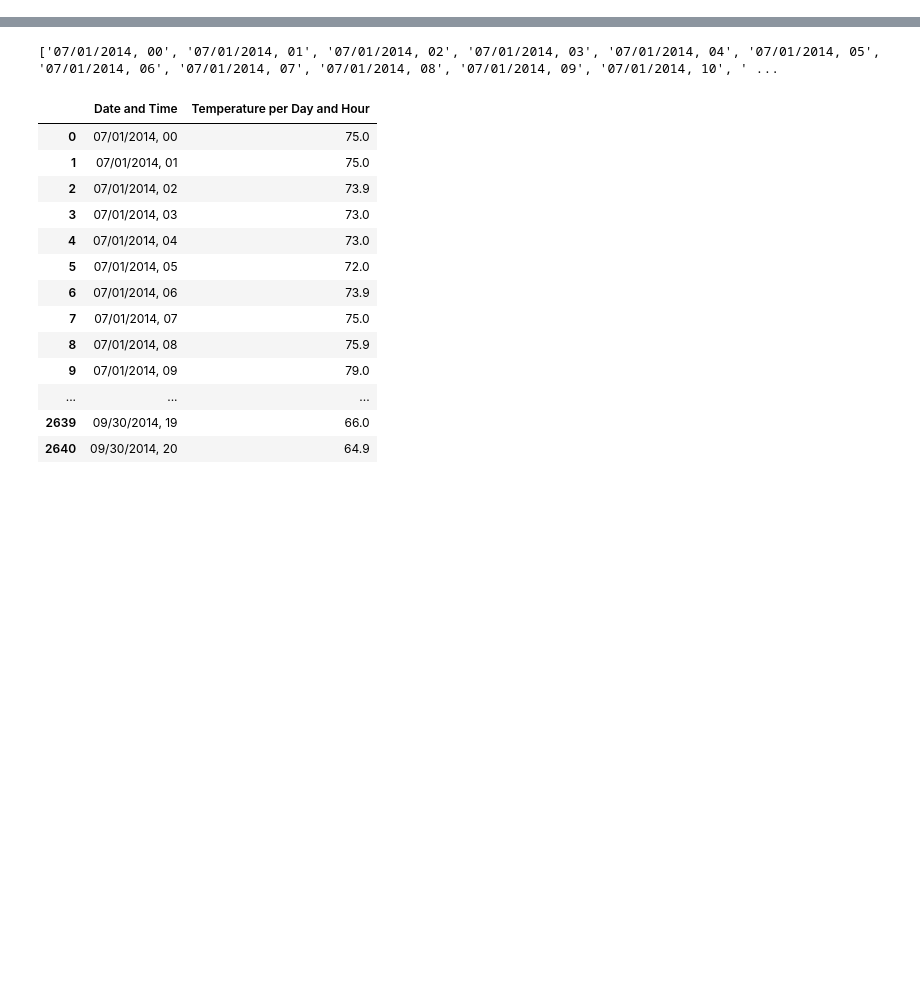
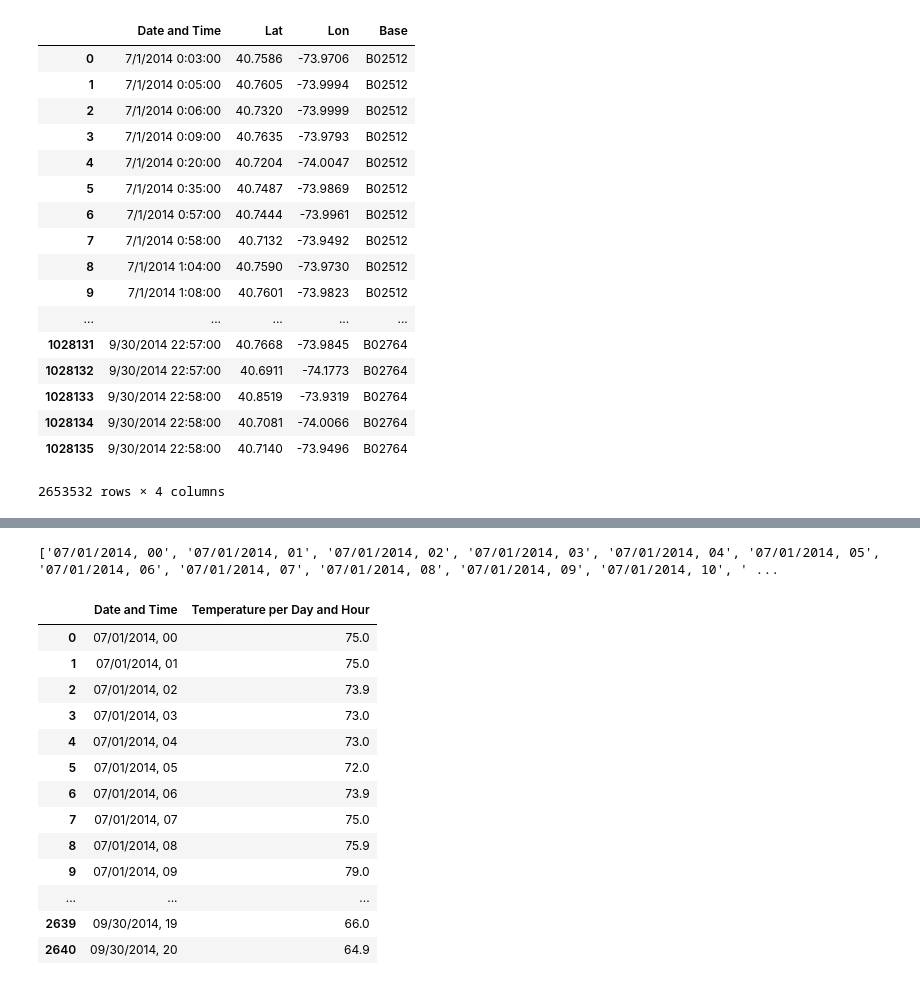
Before and after one commit to blair5431/Project1, a Jupyter notebook: wunderweather+api.ipynb, the cells around one changed output, grey strips where cells are left out. Drawn from its saved outputs; the diff is of its cells as text; code cells hidden in the pictures; blank space fills up the shorter version.

```diff
--- a/wunderweather+api.ipynb
+++ b/wunderweather+api.ipynb
@@ -0,0 +30,17 @@
+# %%
+#import data
+
+
+
+uber_july_raw = "uber-raw-data-jul14.csv"
+
+
+
+uber_aug_raw = "uber-raw-data-aug14.csv"
+
+
+
+uber_sep_raw = "uber-raw-data-sep14.csv"
+# %%
+uber_july_raw1 = pd.read_csv(uber_july_raw)
+uber_july_raw1.head()
@@ -0,0 +54,3 @@
+# %%
+uber_aug_raw2 = pd.read_csv(uber_aug_raw)
+uber_aug_raw2.head()
@@ -0,0 +74,32 @@
+# %%
+# Union 3 uber datasets together
+
+uber_july_aug = uber_july_raw1.append(uber_aug_raw2)
+uber_data_raw = uber_july_aug.append(uber_sep_raw3)
+#uber_test = uber_data_raw.sample(1000)
+#uber_test["Date/Time"]
+uber_data_raw
+#uber_data_raw.get(2644)
+
+#Rename 'name' to 'school'
+Date_Time = uber_data_raw.rename(columns={"Date/Time": "Date and Time"})
+Date_Time
+# %% [output]
+|  | Date and Time | Lat | Lon | Base |
+| 0 | 7/1/2014 0:03:00 | 40.7586 | -73.9706 | B02512 |
+| 1 | 7/1/2014 0:05:00 | 40.7605 | -73.9994 | B02512 |
+| 2 | 7/1/2014 0:06:00 | 40.7320 | -73.9999 | B02512 |
+| 3 | 7/1/2014 0:09:00 | 40.7635 | -73.9793 | B02512 |
+| 4 | 7/1/2014 0:20:00 | 40.7204 | -74.0047 | B02512 |
+| 5 | 7/1/2014 0:35:00 | 40.7487 | -73.9869 | B02512 |
+| 6 | 7/1/2014 0:57:00 | 40.7444 | -73.9961 | B02512 |
+| 7 | 7/1/2014 0:58:00 | 40.7132 | -73.9492 | B02512 |
+| 8 | 7/1/2014 1:04:00 | 40.7590 | -73.9730 | B02512 |
+| 9 | 7/1/2014 1:08:00 | 40.7601 | -73.9823 | B02512 |
+| ... | ... | ... | ... | ... |
+| 1028131 | 9/30/2014 22:57:00 | 40.7668 | -73.9845 | B02764 |
+| 1028132 | 9/30/2014 22:57:00 | 40.6911 | -74.1773 | B02764 |
+| 1028133 | 9/30/2014 22:58:00 | 40.8519 | -73.9319 | B02764 |
+| 1028134 | 9/30/2014 22:58:00 | 40.7081 | -74.0066 | B02764 |
+| 1028135 | 9/30/2014 22:58:00 | 40.7140 | -73.9496 | B02764 |
+2653532 rows × 4 columns
```
Also changed, not shown: parts of 21 cells of this notebook.
